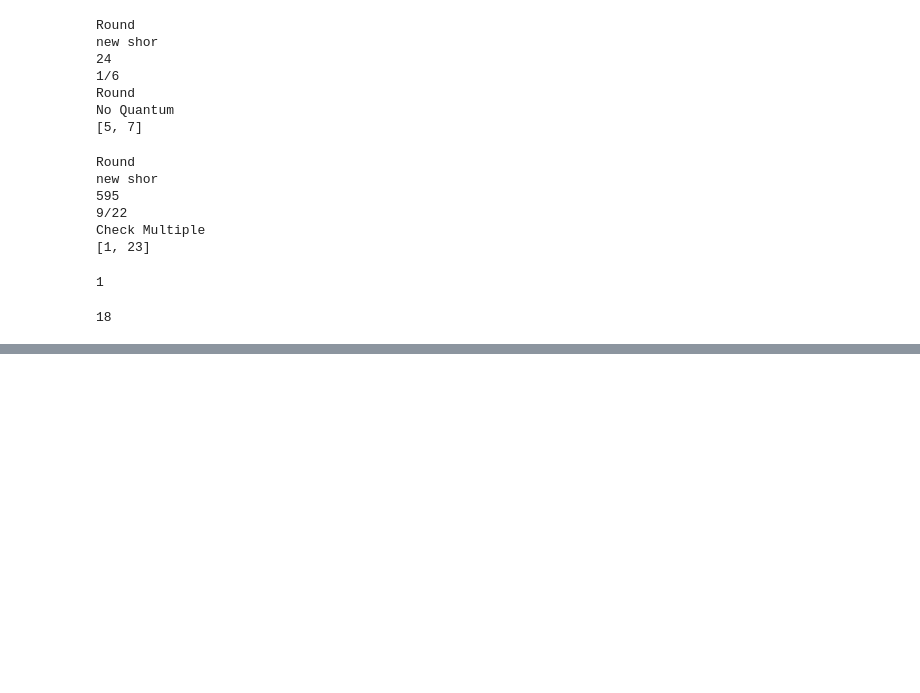
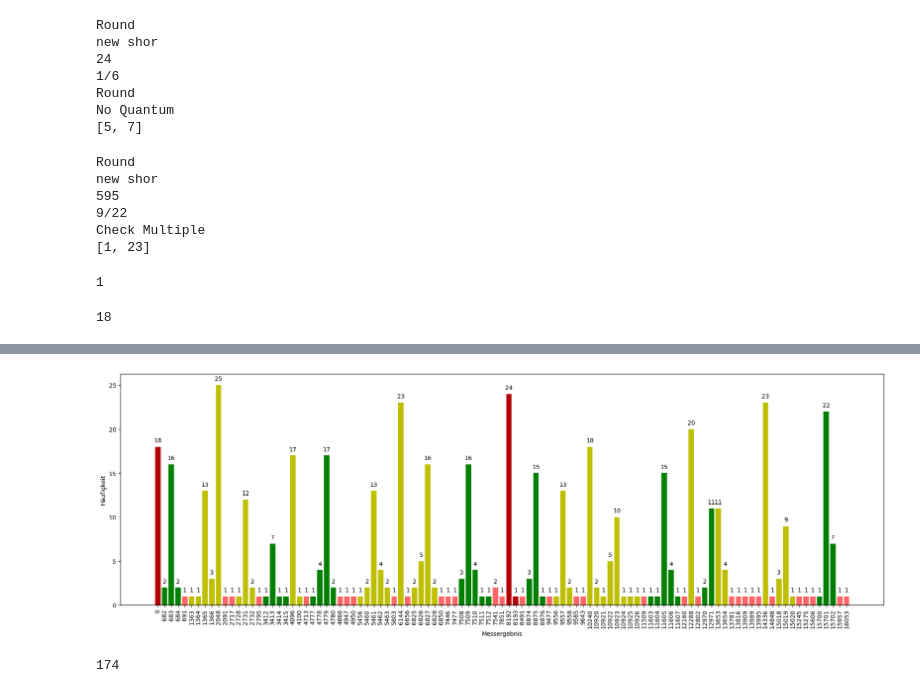
Before and after one commit to Siytta/bachelorarbeit, a Jupyter notebook: Shor_correct_order/AQFT_Test.ipynb, the cells around one changed output, grey strips where cells are left out. Cells and saved outputs as stored; diff of their text form; code cells hidden in the pictures; blank space fills up the shorter version.

```diff
--- a/Shor_correct_order/AQFT_Test.ipynb
+++ b/Shor_correct_order/AQFT_Test.ipynb
@@ -1307,22 +1087,33 @@ plt.gca().legend_ = None
 # %%
-rrr = Shor_sequential(11,91,number_shots = 500, m = 4)
-data_dict = binary_to_decimal_in_dict_print(rrr, 14, 91)
+
+data_dict = binary_to_decimal_in_dict_print(rrr, 14, 119)
 
 states = list(data_dict.keys())
 counts = [value[0] for value in data_dict.values()]
 # Zusätzliche Bedingungen für die Farben
-colors = ['g' if value[1] == 12 else 'y' if value[1] == 6 or value[1] == 3 or value[1] == 4 else (0.7, 0, 0) if value[1] == 2 or value[1] == 1 else (1, 0.4, 0.4) for value in data_dict.values()]
-plt.figure(figsize=(26, 8))
+colors = ['g' if value[1] == 24 else 'y' if value[1] == 8 or value[1] == 6 or value[1] == 3 or value[1] == 4 or value[1] == 12 else (0.7, 0, 0) if value[1] == 2 or value[1] == 1 else (1, 0.4, 0.4) for value in data_dict.values()]
+
+plt.figure(figsize=(23, 7))
 
 for i, (state, count, color) in enumerate(zip(states, counts, colors)):
     plt.bar(i, count, color=color)
 
     # Text über jedem Balken mit Abstand
     plt.text(i, count + 0.5, str(count), ha='center')  # 0.5 ist der Abstand zum Balken
 
 plt.xlabel("Messergebnis")
 plt.ylabel("Häufigkeit")
 plt.xticks(ticks=range(len(states)), labels=states, rotation=90)
 
 # Entfernt die Legende
 plt.gca().legend_ = None
+# %% [output]
+[figure, added]
+# %%
+buff= 0
+for i in data_dict.values():
+    if i[1] == 24:
+        buff = buff + i[0]
+print(buff)
+# %% [output]
+174
```
Also changed, not shown: parts of 24 cells of this notebook, 4 other files.
